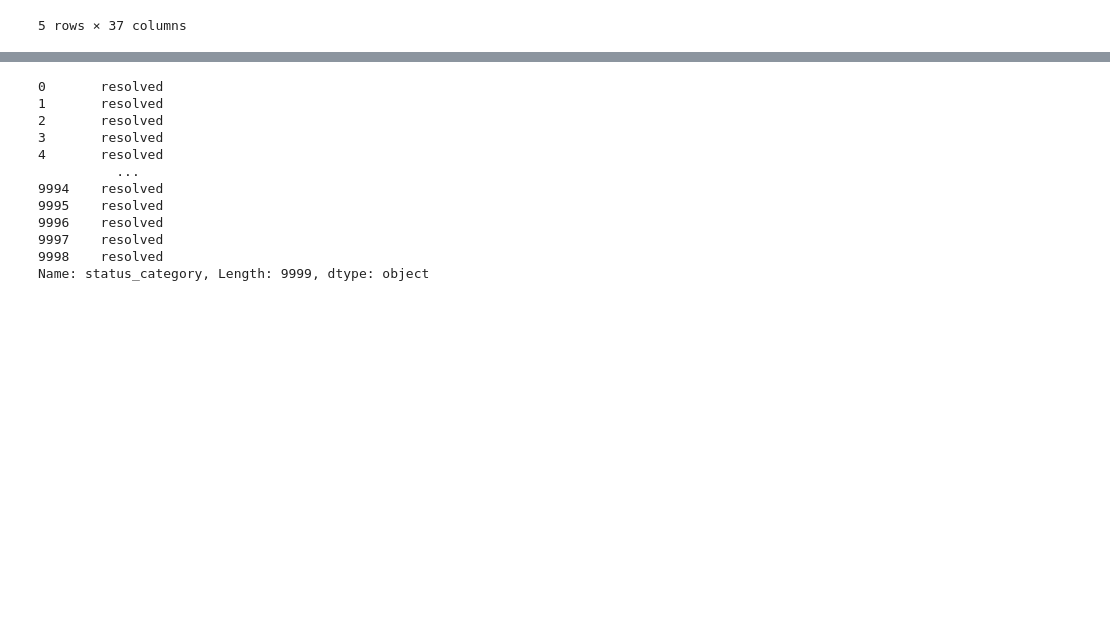
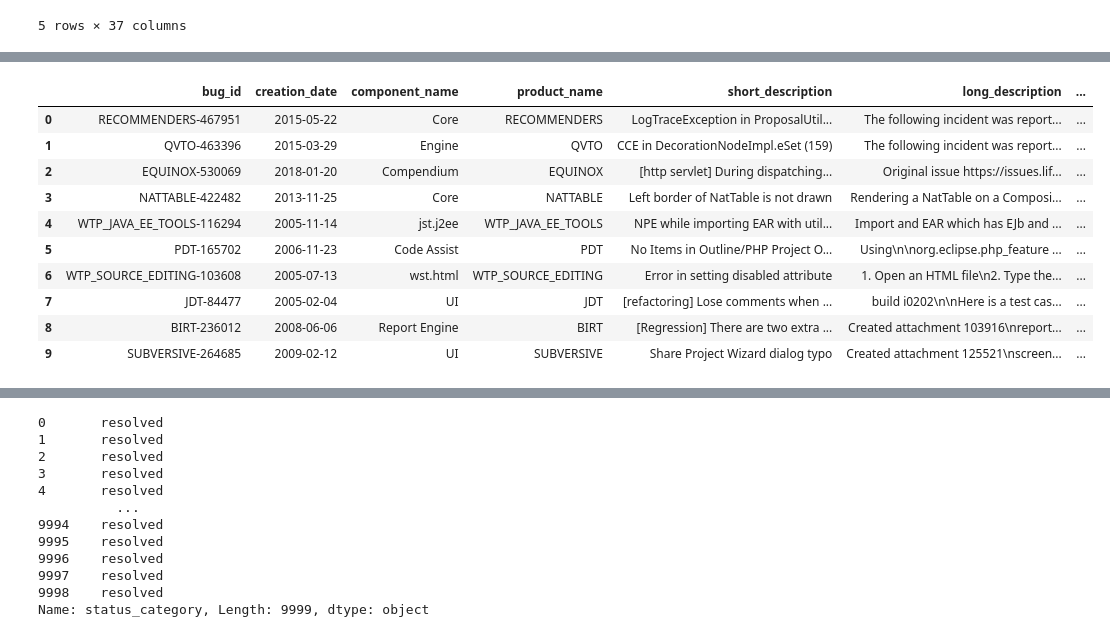
Before and after one commit to SMoizAli/AI_Smart_Bug_Analyzer_-_Fix-_Advisor-, a Jupyter notebook: notebooks/01_dataset_collection.ipynb, the cells around one changed output, grey strips where cells are left out. Drawn from its saved outputs; the diff is of its cells as text; code cells hidden in the pictures; blank space fills up the shorter version.

```diff
--- a/notebooks/01_dataset_collection.ipynb
+++ b/notebooks/01_dataset_collection.ipynb
@@ -67,0 +105,14 @@ apache_df.head()
+# %%
+eclipse_df.head(10)
+# %% [output]
+|  | bug_id | creation_date | component_name | product_name | short_description | long_description | ... |
+| 0 | RECOMMENDERS-467951 | 2015-05-22 | Core | RECOMMENDERS | LogTraceException in ProposalUtil... | The following incident was report... | ... |
+| 1 | QVTO-463396 | 2015-03-29 | Engine | QVTO | CCE in DecorationNodeImpl.eSet (159) | The following incident was report... | ... |
+| 2 | EQUINOX-530069 | 2018-01-20 | Compendium | EQUINOX | [http servlet] During dispatching... | Original issue https://issues.lif... | ... |
+| 3 | NATTABLE-422482 | 2013-11-25 | Core | NATTABLE | Left border of NatTable is not drawn | Rendering a NatTable on a Composi... | ... |
+| 4 | WTP_JAVA_EE_TOOLS-116294 | 2005-11-14 | jst.j2ee | WTP_JAVA_EE_TOOLS | NPE while importing EAR with util... | Import and EAR which has EJb and ... | ... |
+| 5 | PDT-165702 | 2006-11-23 | Code Assist | PDT | No Items in Outline/PHP Project O... | Using\n\norg.eclipse.php_feature ... | ... |
+| 6 | WTP_SOURCE_EDITING-103608 | 2005-07-13 | wst.html | WTP_SOURCE_EDITING | Error in setting disabled attribute | 1. Open an HTML file\n2. Type the... | ... |
+| 7 | JDT-84477 | 2005-02-04 | UI | JDT | [refactoring] Lose comments when ... | build i0202\n\nHere is a test cas... | ... |
+| 8 | BIRT-236012 | 2008-06-06 | Report Engine | BIRT | [Regression] There are two extra ... | Created attachment 103916\nreport... | ... |
+| 9 | SUBVERSIVE-264685 | 2009-02-12 | UI | SUBVERSIVE | Share Project Wizard dialog typo | Created attachment 125521\nscreen... | ... |
```
Also changed, not shown: parts of 2 cells of this notebook, 4 other files.
